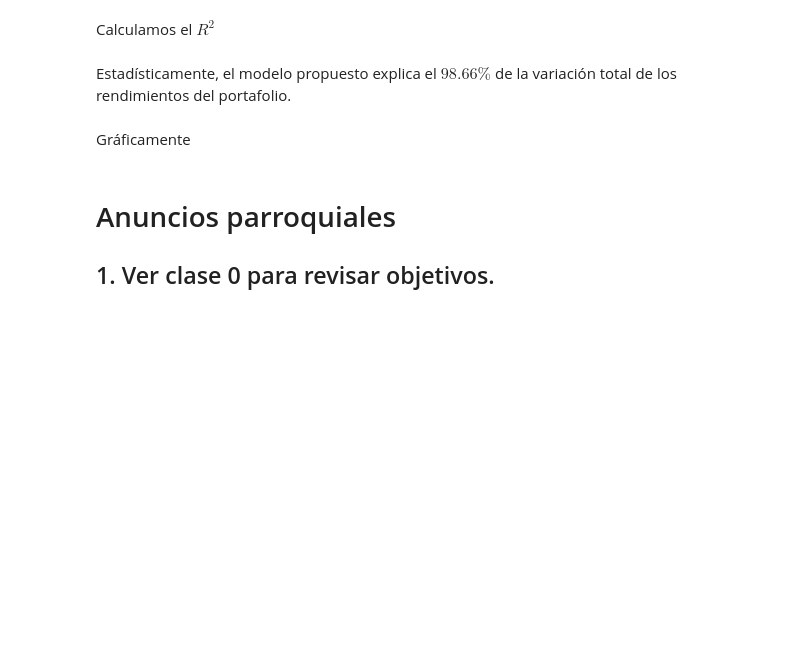
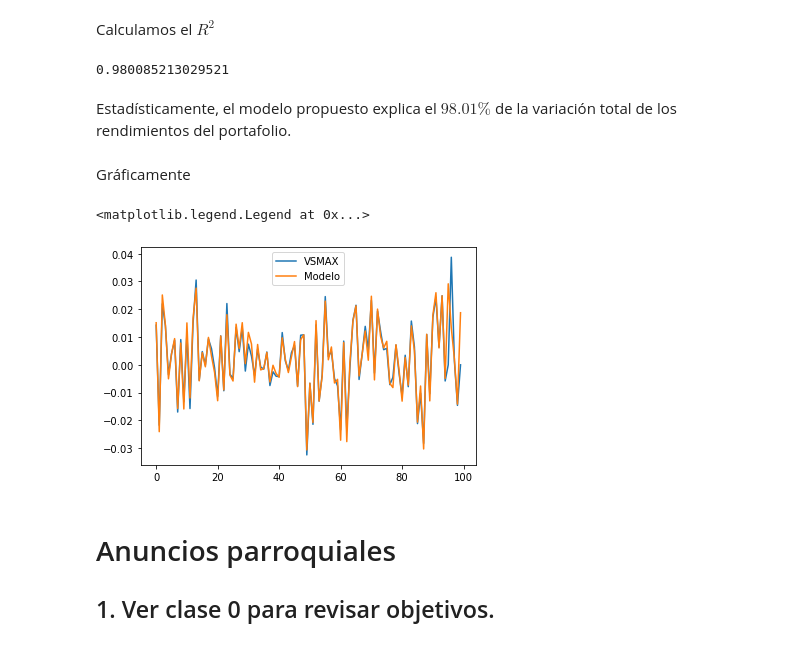
Before and after one commit to duarteandres/porinvo2020, a Jupyter notebook: Modulo4/Clase18_AnalisisEstilo.ipynb, the cells around one changed output. Drawn from its saved outputs; the diff is of its cells as text; code cells hidden in the pictures; blank space fills up the shorter version.

```diff
--- a/Modulo4/Clase18_AnalisisEstilo.ipynb
+++ b/Modulo4/Clase18_AnalisisEstilo.ipynb
@@ -137,0 +164,4 @@ Restricciones
+# %%
+# Restricciones
+bnds = ((None, None), ) + ((0, None), ) * 4
+bnds
@@ -137,0 +170,3 @@ Restricciones
+# %%
+cons = {'type': 'eq', 'fun': lambda a: a[1:].sum() - 1}
+cons
@@ -141,0 +177,7 @@ Resolvemos
+# %%
+# Resolvemos
+sol = minimize(fun=sum_sq,
+               x0 = np.zeros(5),
+               args=(rp, I),
+               bounds=bnds,
+               constraints=cons)
@@ -141,0 +197,2 @@ Resolvemos
+# %%
+a = sol.x
@@ -174,9 +250,21 @@ Calculamos el $R^2$
+# %%
+# Calculamos Rsq
+R2 = 1 - np.var(eps) / np.var(rp)
+R2
+# %% [output]
+0.980085213029521
 # %% [markdown]
-Estadísticamente, el modelo propuesto explica el $98.66\%$ de la variación total de los rendimientos del portafolio.
+Estadísticamente, el modelo propuesto explica el $98.01\%$ de la variación total de los rendimientos del portafolio.
 # %% [markdown]
 Gráficamente
 # %%
 # Graficar los rendimientos del portafolio y los que se obtendrían con los índices
+plt.plot(rp[-100:], label='VSMAX')
+plt.plot(a[0] + I.dot(a[1:])[-100:], label='Modelo')
+plt.legend(loc='best')
+# %% [output]
+<matplotlib.legend.Legend at 0x...>
+[figure, added]
 # %% [markdown]
 # Anuncios parroquiales
 
```
Also changed, not shown: parts of 27 cells of this notebook, 5 other files.
